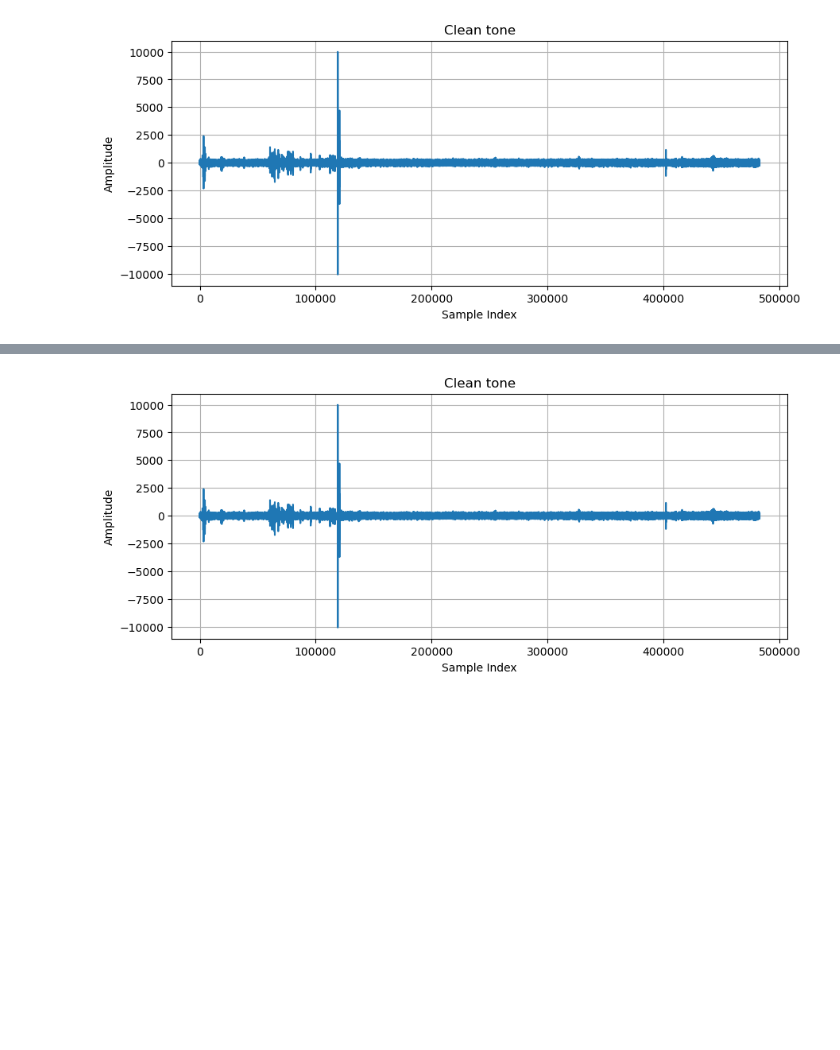
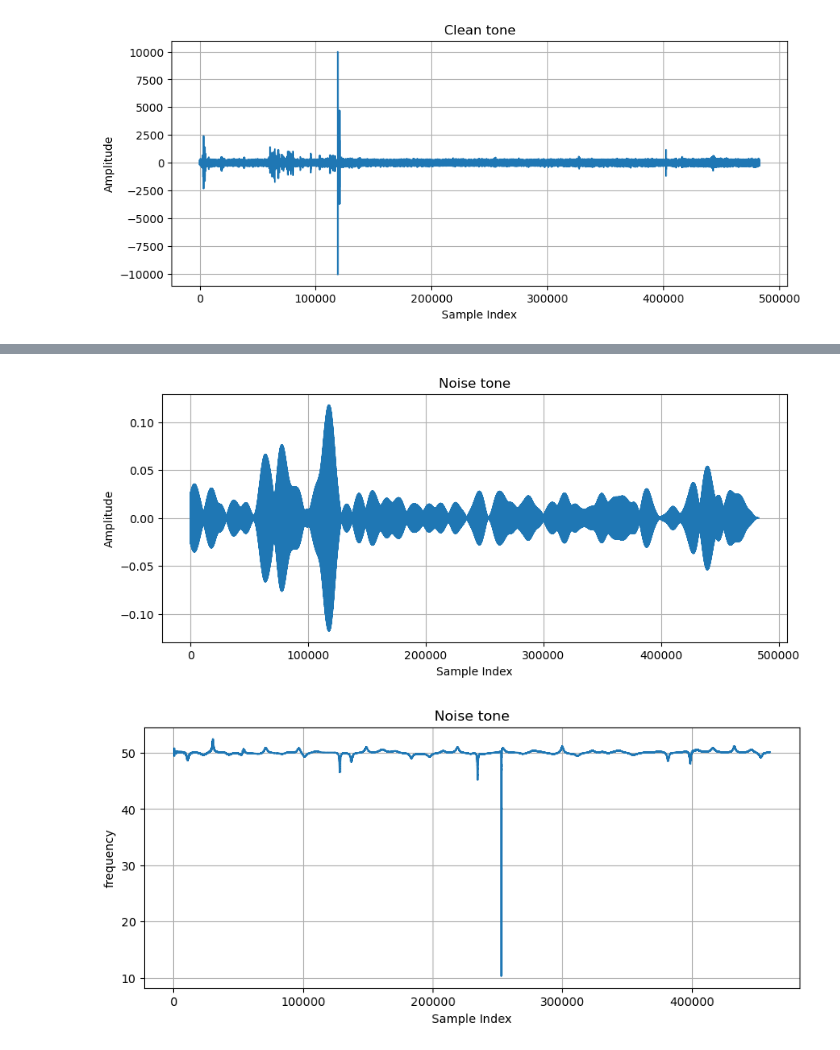
Before and after one commit to Licates/ENFify, a Jupyter notebook: notebooks/ENF_estimation_Zhao.ipynb, the cells around one changed output, grey strips where cells are left out. Saved outputs shown, nothing was run; the diff lists cells and outputs as text; code cells hidden in the pictures; blank space fills up the shorter version.

Commit message:
basic ENF estimation: Downsampling Bandpassfiltering and instantaneous freq estimation

```diff
--- a/notebooks/ENF_estimation_Zhao.ipynb
+++ b/notebooks/ENF_estimation_Zhao.ipynb
@@ -19,16 +28,17 @@ def downsampling(s_raw, f_s, f_ds=1_000):
         print("Not sufficient good implemented yet")
     return s_ds
 
-def fir_filter(s_in, f_s, center_freq=50, passband_width=1.4, num_taps=10_000):
-    band = [center_freq - passband_width / 2, center_freq + passband_width / 2]
-    filter_taps = signal.firwin(num_taps, band, pass_zero=False, fs=f_s)
-    s_out = signal.filtfilt(filter_taps, [1.0], s_in)
+def bandpass_filter(sig,lowcut, highcut,fs, order):
+    sos = signal.butter(order, [lowcut, highcut], btype='band', fs = fs, output = 'sos' )
+    bandpass_sig = signal.sosfiltfilt(sos, sig)
+    return bandpass_sig
 
-    # delete samples at start and end
-    s_out[-num_taps // 2 :] = np.nan
-    s_out[: num_taps // 2] = np.nan
 
-    return s_out
+def instantaneous_freq(signal, fs):
+    analytic_sig = hilbert(signal)
+    inst_phase  = np.unwrap(np.angle(analytic_sig))
+    inst_freq = (np.diff(inst_phase)/(2.0*np.pi) * fs)
+    return inst_freq
 # %%
 noise_fs, noise_data = wavfile.read('Wuhan_ENF_data/01.wav')
 clean_fs, clean_data = wavfile.read('Wuhan_ENF_data/001.wav')
@@ -99,13 +154,25 @@ plt.show()
 # %%
-bandpass_clean = fir_filter(downsampled_clean, clean_fs, center_freq=50, passband_width=1.4, num_taps=10_000)
+bandpass_clean = bandpass_filter(downsampled_clean, 49.5, 50.5, clean_fs, 3)
 n_clean = np.arange(len(bandpass_clean))
 
 plt.figure(figsize=(10, 4))
-plt.plot(n_clean, downsampled_clean)
-plt.title('Clean tone')
+plt.plot(n_clean, bandpass_clean)
+plt.title('Noise tone')
 plt.xlabel('Sample Index')
 plt.ylabel('Amplitude')
 plt.grid()
 plt.show()
+
+inst_freq_noise = instantaneous_freq(bandpass_clean, clean_fs)
+n_noise = np.arange(len(inst_freq_noise))
+
+plt.figure(figsize=(10, 4))
+plt.plot(n_noise[500:460000], inst_freq_noise[500:460000])
+plt.title('Noise tone')
+plt.xlabel('Sample Index')
+plt.ylabel('frequency')
+plt.grid()
+plt.show()
 # %% [output]
-[figure, old version]
+[figure, new version]
+[figure, added]
```
Also changed, not shown: parts of 4 cells of this notebook, 5 other files.
